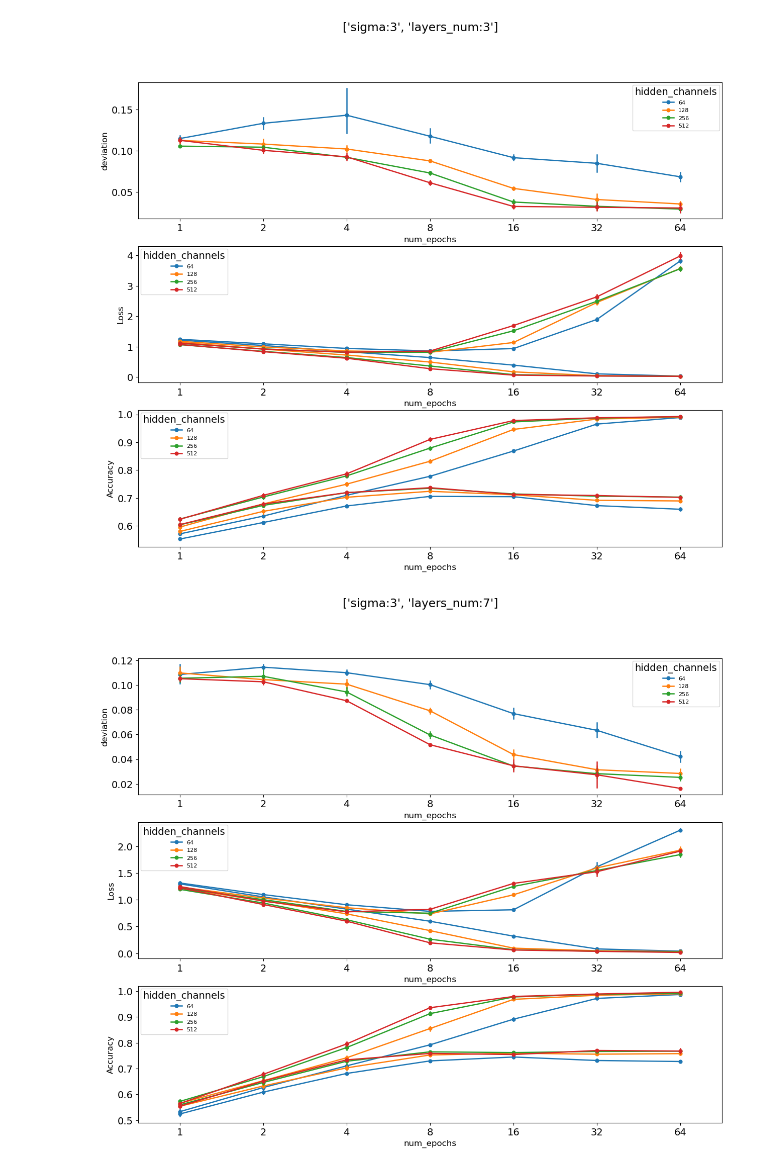
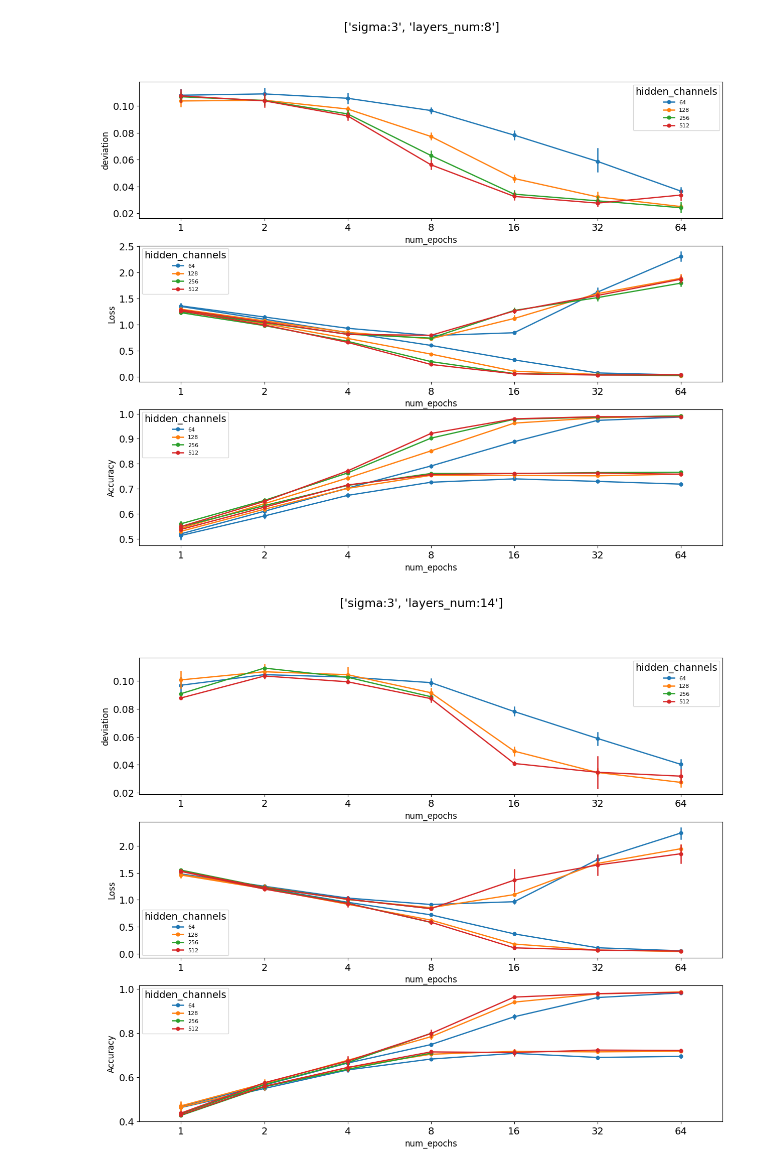
Before and after one commit to kisnikser/loss-landscape-scaling-law, a Jupyter notebook: loss_deviation_vis.ipynb, the cells around one changed output. Cells and saved outputs as stored; diff of their text form; code cells hidden in the pictures.

```diff
--- a/loss_deviation_vis.ipynb
+++ b/loss_deviation_vis.ipynb
@@ -173,31 +211,30 @@ compare_same_params(same_params,
 # %%
 same_params = {
     'model_class':'conv',
 
     'loader_size':-1,
-    'layers_num':3,
+    'layers_num':8,
     'kernel_size':3,
     'output_channels':8,
     'sigma':3,
     'samples_num':32
 }
 target_params = 'num_epochs'
 supported_changes_params = 'hidden_channels'
-train_log_columns = ['train_loss', 'val_loss', 'train_acc', 'val_acc']
 
 compare_same_params(same_params,
                     target_params,
                     supported_changes_params,
                     enable_valid=True,
                     params_in_suptitle=['sigma', 'layers_num'])
 # %% [output]
-[figure, old version]
+[figure, new version]
 # %%
 same_params = {
     'model_class':'conv',
 
     'loader_size':-1,
-    'layers_num':7,
+    'layers_num':14,
     'kernel_size':3,
     'output_channels':8,
     'sigma':3,
@@ -205,7 +242,6 @@ same_params = {
 }
 target_params = 'num_epochs'
 supported_changes_params = 'hidden_channels'
-train_log_columns = ['train_loss', 'val_loss', 'train_acc', 'val_acc']
 
 compare_same_params(same_params,
                     target_params,
@@ -213,4 +249,4 @@ compare_same_params(same_params,
                     enable_valid=True,
                     params_in_suptitle=['sigma', 'layers_num'])
 # %% [output]
-[figure, old version]
+[figure, new version]
```
Also changed, not shown: parts of 20 cells of this notebook.
